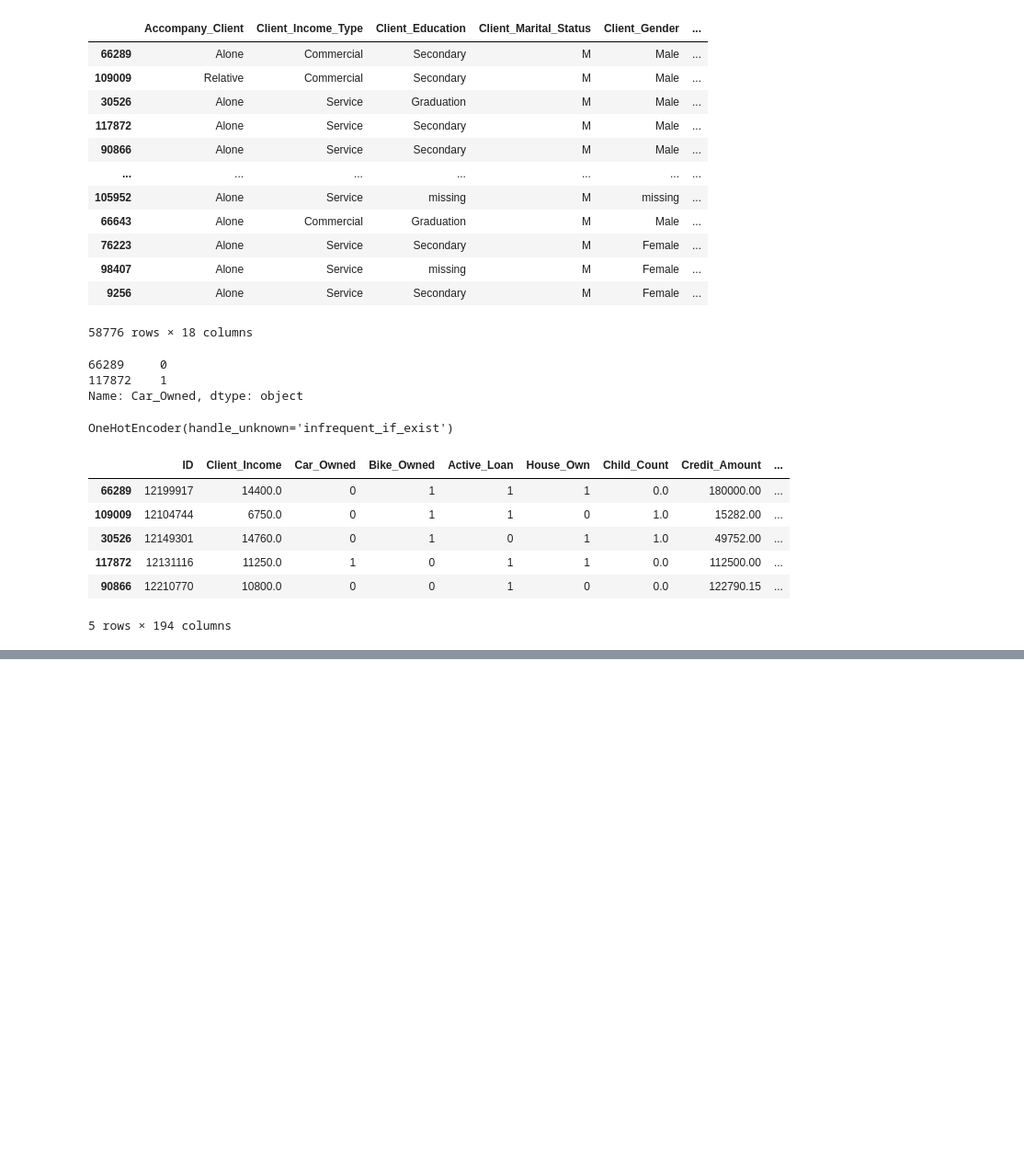
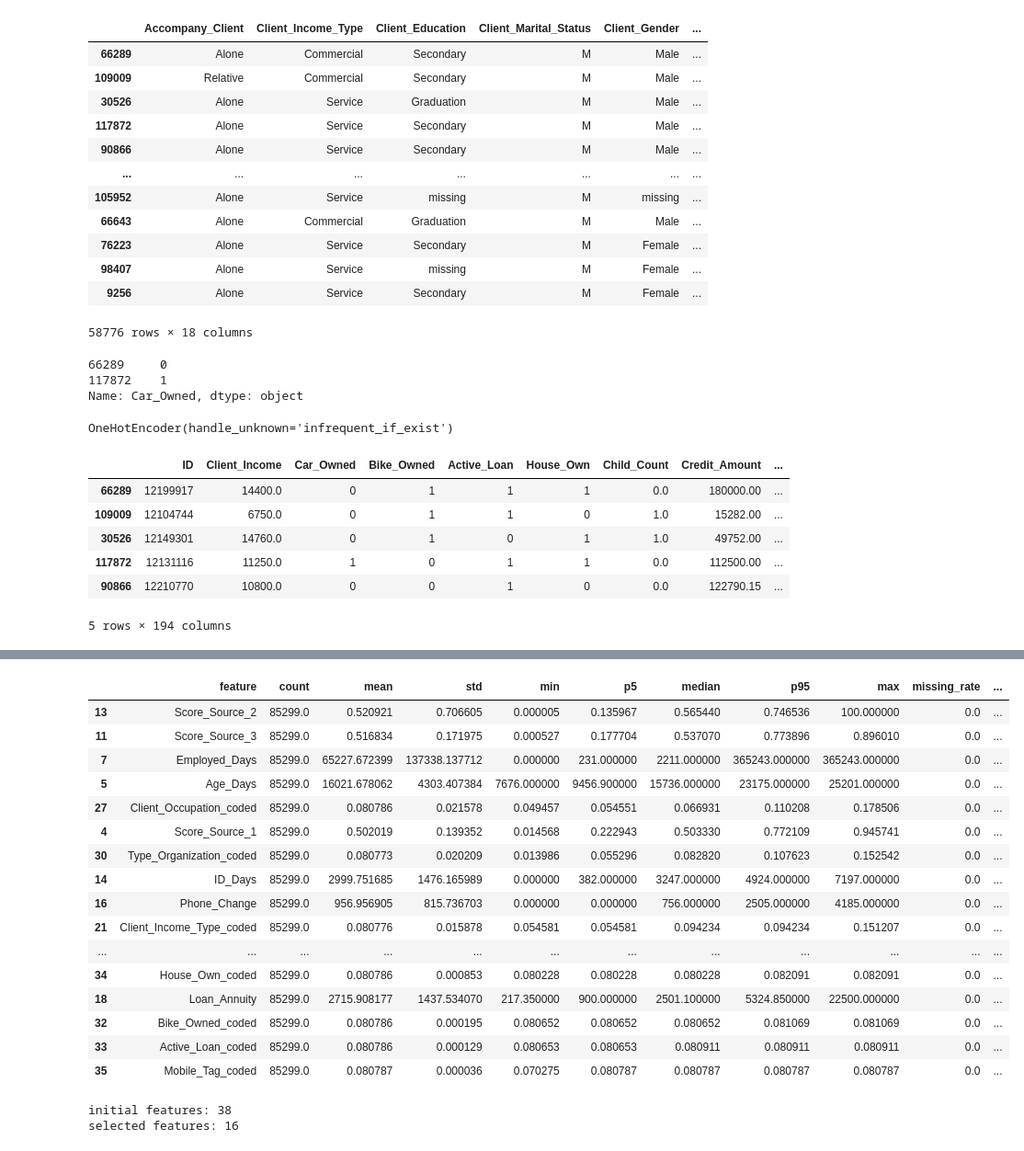
Before and after one commit to maacunap76/Especiaizacion_ML_Deep_DMC, a Jupyter notebook: Supervised_models/Logistic_regression/Credit_Scoring.ipynb, the cells around one changed output, grey strips where cells are left out. Shown at 92% size. Drawn from its saved outputs; the diff is of its cells as text; code cells hidden in the pictures; blank space fills up the shorter version.

```diff
--- a/Supervised_models/Logistic_regression/Credit_Scoring.ipynb
+++ b/Supervised_models/Logistic_regression/Credit_Scoring.ipynb
@@ -472,0 +494,11 @@ Successfully installed category_encoders-2.6.1
+# %%
+univariate = train[numerical_features + categorical_features_coded].describe(percentiles = [0.05, 0.95]).transpose()
+univariate.reset_index(drop = False, inplace = True)
+
+univariate['missing_rate'] = 1 - univariate['count']/len(train)
+
+univariate.rename(columns = {'index' : 'feature',
+                             '5%': 'p5',
+                             '50%' : 'median',
+                             '95%': 'p95'}, inplace = True)
+univariate.head()
@@ -472,0 +512,16 @@ Successfully installed category_encoders-2.6.1
+# %%
+# Tratamiento de outliers por percentiles
+
+for col in univariate.feature.tolist():
+  desc = univariate.loc[univariate.feature == col]
+
+  lower_limit = desc.p5.values[0]
+  upper_limit = desc.p95.values[0]
+
+  train[col + '_t'] = train[col].apply(lambda x: lower_limit if x <= lower_limit else
+                                                    upper_limit if x >= upper_limit else
+                                                    x)
+
+  test[col + '_t'] = test[col].apply(lambda x: lower_limit if x <= lower_limit else
+                                               upper_limit if x >= upper_limit else
+                                               x)
@@ -472,0 +558,4 @@ Successfully installed category_encoders-2.6.1
+# %%
+#tratamiento de missings
+train = train.fillna(train.median())
+test  = test.fillna(train.median())
@@ -472,0 +564,9 @@ Successfully installed category_encoders-2.6.1
+# %%
+from sklearn.metrics import roc_auc_score
+
+dfgini = pd.DataFrame({'feature': numerical_features + categorical_features_coded,
+                       'gini': [roc_auc_score(train.Default, train[col])*2-1 for col in numerical_features + categorical_features_coded]})
+
+dfgini['gini_abs'] = dfgini.gini.apply(lambda x: abs(x))
+
+dfgini.sort_values(by = 'gini_abs', ascending = False)
@@ -472,0 +591,30 @@ Successfully installed category_encoders-2.6.1
+# %%
+univariate_II = pd.merge(univariate, dfgini, on = 'feature', how = 'left')
+univariate_II.sort_values(by = 'gini_abs', ascending = False)
+# %% [output]
+|  | feature | count | mean | std | min | p5 | median | p95 | max | missing_rate | ... |
+| 13 | Score_Source_2 | 85299.0 | 0.520921 | 0.706605 | 0.000005 | 0.135967 | 0.565440 | 0.746536 | 100.000000 | 0.0 | ... |
+| 11 | Score_Source_3 | 85299.0 | 0.516834 | 0.171975 | 0.000527 | 0.177704 | 0.537070 | 0.773896 | 0.896010 | 0.0 | ... |
+| 7 | Employed_Days | 85299.0 | 65227.672399 | 137338.137712 | 0.000000 | 231.000000 | 2211.000000 | 365243.000000 | 365243.000000 | 0.0 | ... |
+| 5 | Age_Days | 85299.0 | 16021.678062 | 4303.407384 | 7676.000000 | 9456.900000 | 15736.000000 | 23175.000000 | 25201.000000 | 0.0 | ... |
+| 27 | Client_Occupation_coded | 85299.0 | 0.080786 | 0.021578 | 0.049457 | 0.054551 | 0.066931 | 0.110208 | 0.178506 | 0.0 | ... |
+| 4 | Score_Source_1 | 85299.0 | 0.502019 | 0.139352 | 0.014568 | 0.222943 | 0.503330 | 0.772109 | 0.945741 | 0.0 | ... |
+| 30 | Type_Organization_coded | 85299.0 | 0.080773 | 0.020209 | 0.013986 | 0.055296 | 0.082820 | 0.107623 | 0.152542 | 0.0 | ... |
+| 14 | ID_Days | 85299.0 | 2999.751685 | 1476.165989 | 0.000000 | 382.000000 | 3247.000000 | 4924.000000 | 7197.000000 | 0.0 | ... |
+| 16 | Phone_Change | 85299.0 | 956.956905 | 815.736703 | 0.000000 | 0.000000 | 756.000000 | 2505.000000 | 4185.000000 | 0.0 | ... |
+| 21 | Client_Income_Type_coded | 85299.0 | 0.080776 | 0.015878 | 0.054581 | 0.054581 | 0.094234 | 0.094234 | 0.151207 | 0.0 | ... |
+| ... | ... | ... | ... | ... | ... | ... | ... | ... | ... | ... | ... |
+| 34 | House_Own_coded | 85299.0 | 0.080786 | 0.000853 | 0.080228 | 0.080228 | 0.080228 | 0.082091 | 0.082091 | 0.0 | ... |
+| 18 | Loan_Annuity | 85299.0 | 2715.908177 | 1437.534070 | 217.350000 | 900.000000 | 2501.100000 | 5324.850000 | 22500.000000 | 0.0 | ... |
+| 32 | Bike_Owned_coded | 85299.0 | 0.080786 | 0.000195 | 0.080652 | 0.080652 | 0.080652 | 0.081069 | 0.081069 | 0.0 | ... |
+| 33 | Active_Loan_coded | 85299.0 | 0.080786 | 0.000129 | 0.080653 | 0.080653 | 0.080911 | 0.080911 | 0.080911 | 0.0 | ... |
+| 35 | Mobile_Tag_coded | 85299.0 | 0.080787 | 0.000036 | 0.070275 | 0.080787 | 0.080787 | 0.080787 | 0.080787 | 0.0 | ... |
+# %%
+# Aca podemos definir los criterios para seleccionar variables
+
+print('initial features: ' + str(len(univariate_II)))
+print('selected features: ' + str(len(univariate_II.loc[(univariate_II.gini_abs >= 0.05) & (univariate_II.missing_rate <= 0.50)])))
+final_features = univariate_II.loc[(univariate_II.gini_abs >= 0.05) & (univariate_II.missing_rate <= 0.50)].feature.tolist()
+# %% [output]
+initial features: 38
+selected features: 16
```
Also changed, not shown: parts of 19 cells of this notebook.
